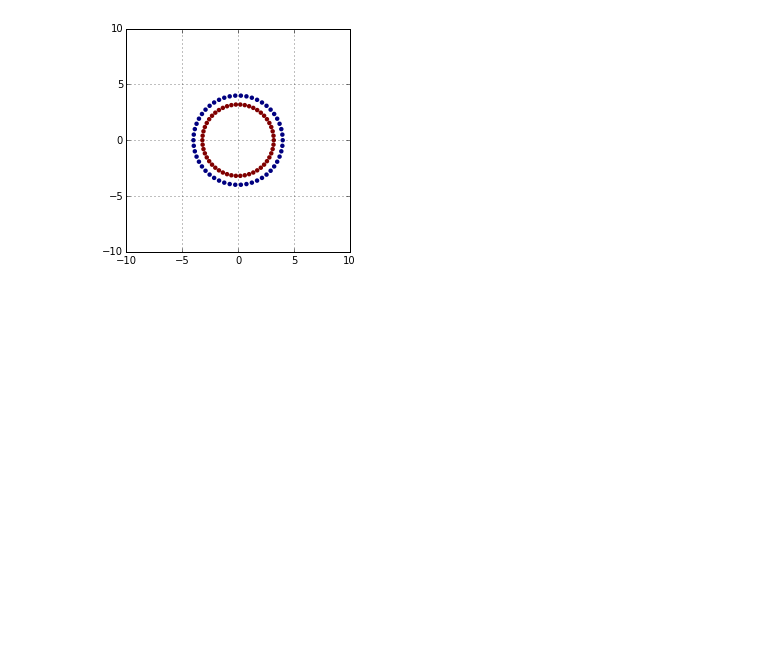
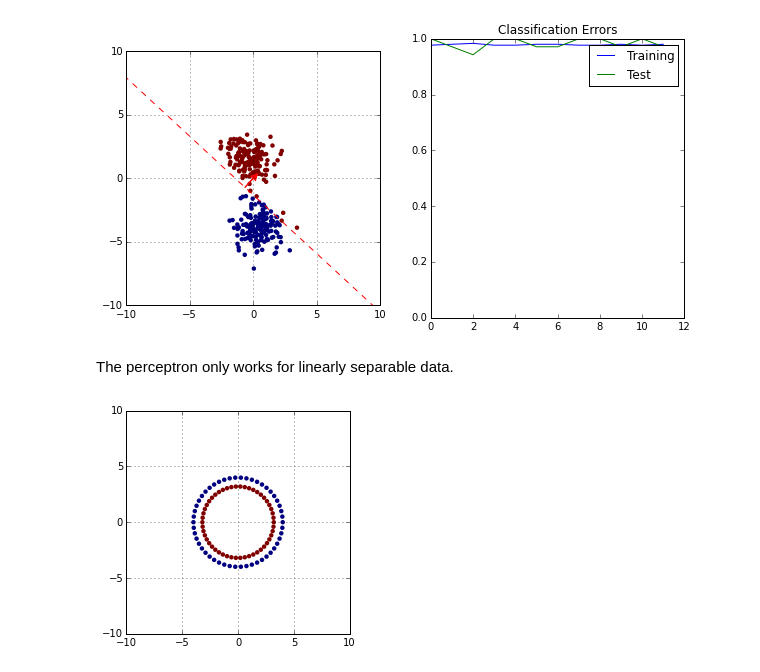
Before and after one commit to guruucsd/EigenfaceDemo, a Jupyter notebook: src/Perceptron Demo.ipynb, the cells around one changed output. Drawn from its saved outputs; the diff is of its cells as text; code cells hidden in the pictures; blank space fills up the shorter version.

Commit message:
Added perceptron demo

```diff
--- a/src/Perceptron Demo.ipynb
+++ b/src/Perceptron Demo.ipynb
@@ -102,0 +158,37 @@ Now try the same thing (go back to the previous cell) after loading a dataset th
+# %%
+def delta_w_single(w, x, y):
+    """Calculates the gradient for w from the single sample x and the target y.
+
+        inputs:
+            w: 1 x (p+1) vector of current weights.
+            x: 1 x p vector representing the single sample.
+            y: the target, -1 or 1.
+
+        returns:
+            w: 1 x (p+1) vector of updated weights.
+    """
+    # TODO implement this
+    return 0
+
+def update_w_all(w, X, y, eta = 0.1):
+    """Updates the weight vector for all training examples.
+
+        inputs:
+            w: 1 x (p+1) vector of current weights.
+            X: N x p vector representing the single sample.
+            y: N x 1 vector of the targets, -1 or 1.
+            eta: The training rate. Defaults to 0.1.
+
+        returns:
+            w: 1 x (p+1) vector of updated weights.
+    """
+    for xi, yi in zip(X, y):
+        w += eta * delta_w_single(w, xi, yi) / X.shape[0]
+    return w
+
+from numpy.random import random_sample
+w = random_sample(3)   # Initialize w to values from [0, 1)
+errors = zeros((0, 2)) # Keeps track of error values over time
+interact_manual(perceptron_training, X=fixed(X), y=fixed(y), eta=FloatSlider(min=0.01, max=1.0, value=0.1))
+# %% [output]
+[figure, added]
@@ -103,2 +215,4 @@ Now try the same thing (go back to the previous cell) after loading a dataset th
+# %% [markdown]
+The perceptron only works for linearly separable data.
 # %%
 from sklearn.datasets import make_circles, make_moons
```
Also changed, not shown: parts of 23 cells of this notebook, 5 other files.
